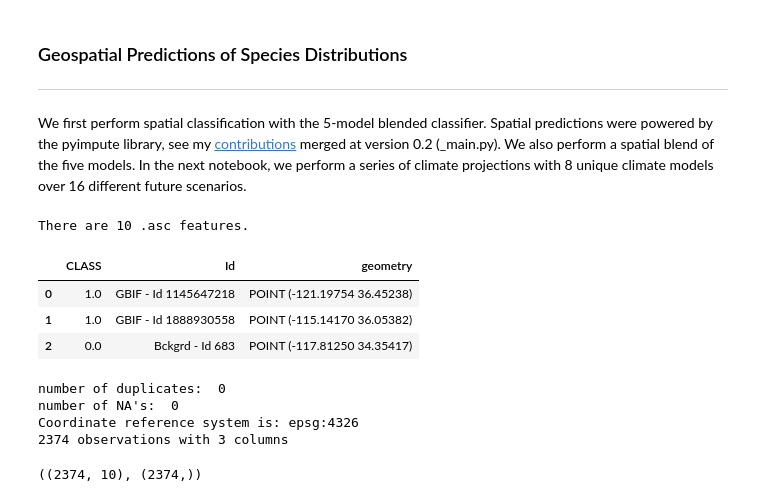
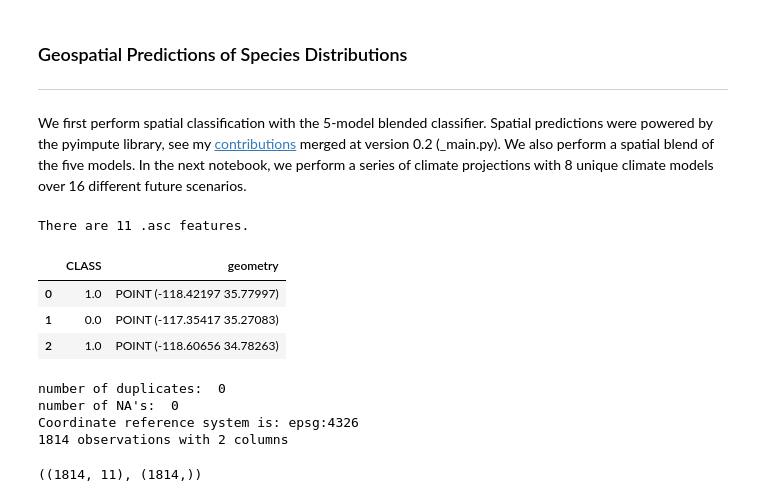
Before and after one commit to daniel-furman/ensemble-climate-projections, a Jupyter notebook: Comparing_MLs.ipynb, the cells around one changed output. Saved outputs shown, nothing was run; the diff lists cells and outputs as text; code cells hidden in the pictures.

```diff
--- a/Comparing_MLs.ipynb
+++ b/Comparing_MLs.ipynb
@@ -108,23 +116,25 @@ from pyimpute import impute
 # %%
 import glob
 import geopandas as gpd
 import rasterio
 import matplotlib.pyplot as plt
-# grab features
-explanatory_rasters = sorted(glob.glob(
-    '/Users/danielfurman/Data_science_code/xantusia-codebase/data/train-rasters-2.5m/bclim*.asc'))
-
+# grab features, see Appendix section 1 below for feature selection methods
+explanatory_rasters = ['bclim11', 'bclim12', 'bclim15', 'bclim18', 'bclim2', 'bclim3',
+          'bclim4', 'bclim6', 'bclim7', 'bclim8', 'bclim9']
+i = 0
+for f in explanatory_rasters:
+    explanatory_rasters[i] = ('data/train-rasters-2.5m/' + f + '.asc')
+    i = (i + 1)
 print('\nThere are', len(explanatory_rasters), '.asc features.') # check there are ten
 # grab shapefile containing 100% of the final presence/absence locations
-response_data = gpd.GeoDataFrame.from_file(
-    '/Users/danielfurman/Data_science_code/xantusia-codebase/data/geofile-xv-presences/xv.shp')
+response_data = gpd.GeoDataFrame.from_file('data/geofile-xv-presences/xv.shp')
 response_data.head(3) # check geopandas data
 # %% [output]
-There are 10 .asc features.
+There are 11 .asc features.
-|  | CLASS | Id | geometry |
-| 0 | 1.0 | GBIF - Id 1145647218 | POINT (-121.19754 36.45238) |
-| 1 | 1.0 | GBIF - Id 1888930558 | POINT (-115.14170 36.05382) |
-| 2 | 0.0 | Bckgrd - Id 683 | POINT (-117.81250 34.35417) |
+|  | CLASS | geometry |
+| 0 | 1.0 | POINT (-118.42197 35.77997) |
+| 1 | 0.0 | POINT (-117.35417 35.27083) |
+| 2 | 1.0 | POINT (-118.60656 34.78263) |
 # %%
 print("number of duplicates: ", response_data.duplicated(subset='geometry', keep='first').sum())
 print("number of NA's: ", response_data['geometry'].isna().sum())
@@ -134,7 +144,7 @@ print("{} observations with {} columns".format(*response_data.shape))
 number of duplicates:  0
 number of NA's:  0
 Coordinate reference system is: epsg:4326
-2374 observations with 3 columns
+1814 observations with 2 columns
 # %%
 # create pyimpute framework
 train_xs, train_y = load_training_vector(response_data,
@@ -142,5 +152,5 @@ train_xs, train_y = load_training_vector(response_data,
                                          response_field='CLASS')
 train_xs.shape, train_y.shape # check shape
 # %% [output]
-((2374, 10), (2374,))
+((1814, 11), (1814,))
 # %%
```
Also changed, not shown: parts of 16 cells of this notebook, 2 other files.
